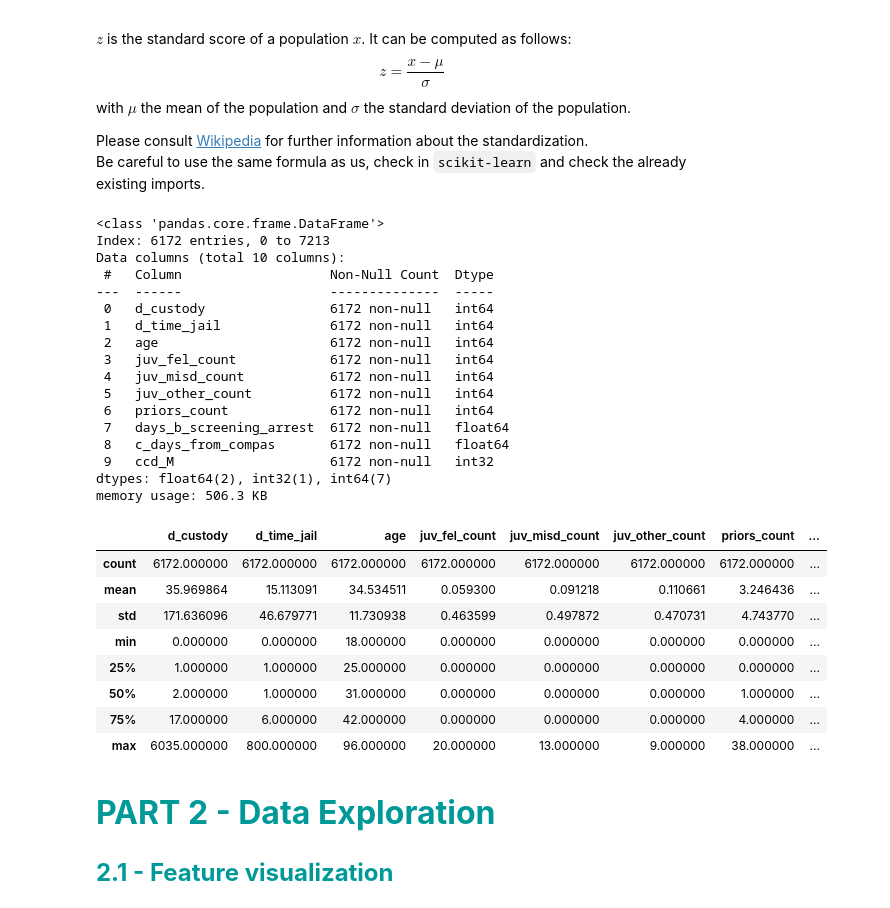
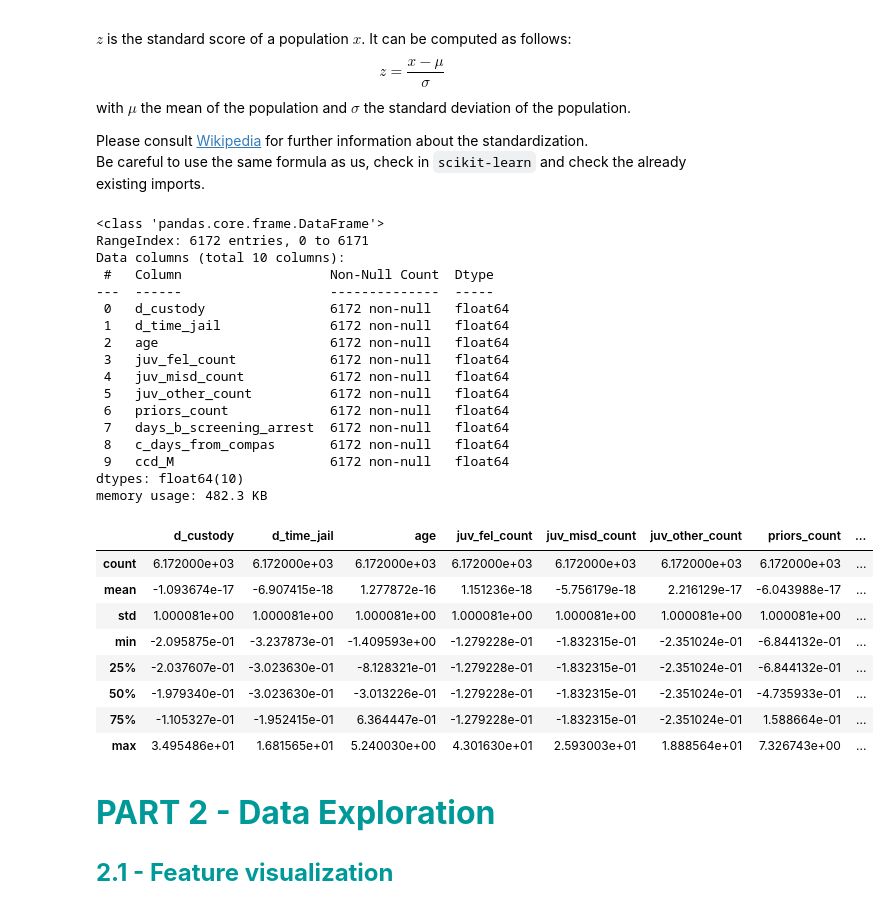
Before and after one commit to Potomolo/LEPL1109-CraHackaton, a Jupyter notebook: Hackaton_3/H3-Clustering-Student.ipynb, the cells around one changed output. Drawn from its saved outputs; the diff is of its cells as text; code cells hidden in the pictures.

```diff
--- a/Hackaton_3/H3-Clustering-Student.ipynb
+++ b/Hackaton_3/H3-Clustering-Student.ipynb
@@ -681,47 +682,46 @@ Be careful to use the same formula as us, check in `scikit-learn` and check the
 # %%
 """
 CELL N°1.6 : SCALE THE DATASET
 
 @pre:  A pandas.DataFrame `df` containing the dataset
 @post: A pandas.DataFrame `df` containing the standardized dataset
 """
 
 
 def scale_dataset(df):
-    # Modify here...
-    return df
+    return pd.DataFrame(StandardScaler().fit_transform(df),columns=df.columns)
 
 
 X = scale_dataset(df)
 X.info()
 X.describe()
 # %% [output]
 <class 'pandas.core.frame.DataFrame'>
-Index: 6172 entries, 0 to 7213
+RangeIndex: 6172 entries, 0 to 6171
 Data columns (total 10 columns):
  #   Column                   Non-Null Count  Dtype
 ---  ------                   --------------  -----
- 0   d_custody                6172 non-null   int64
- 1   d_time_jail              6172 non-null   int64
- 2   age                      6172 non-null   int64
- 3   juv_fel_count            6172 non-null   int64
- 4   juv_misd_count           6172 non-null   int64
- 5   juv_other_count          6172 non-null   int64
- 6   priors_count             6172 non-null   int64
+ 0   d_custody                6172 non-null   float64
+ 1   d_time_jail              6172 non-null   float64
+ 2   age                      6172 non-null   float64
+ 3   juv_fel_count            6172 non-null   float64
+ 4   juv_misd_count           6172 non-null   float64
+ 5   juv_other_count          6172 non-null   float64
+ 6   priors_count             6172 non-null   float64
  7   days_b_screening_arrest  6172 non-null   float64
  8   c_days_from_compas       6172 non-null   float64
- 9   ccd_M                    6172 non-null   int32
-dtypes: float64(2), int32(1), int64(7)
-memory usage: 506.3 KB
+ 9   ccd_M                    6172 non-null   float64
+dtypes: float64(10)
+memory usage: 482.3 KB
 |  | d_custody | d_time_jail | age | juv_fel_count | juv_misd_count | juv_other_count | priors_count | ... |
-| count | 6172.000000 | 6172.000000 | 6172.000000 | 6172.000000 | 6172.000000 | 6172.000000 | 6172.000000 | ... |
-| mean | 35.969864 | 15.113091 | 34.534511 | 0.059300 | 0.091218 | 0.110661 | 3.246436 | ... |
-| std | 171.636096 | 46.679771 | 11.730938 | 0.463599 | 0.497872 | 0.470731 | 4.743770 | ... |
-| min | 0.000000 | 0.000000 | 18.000000 | 0.000000 | 0.000000 | 0.000000 | 0.000000 | ... |
-| 25% | 1.000000 | 1.000000 | 25.000000 | 0.000000 | 0.000000 | 0.000000 | 0.000000 | ... |
-| 50% | 2.000000 | 1.000000 | 31.000000 | 0.000000 | 0.000000 | 0.000000 | 1.000000 | ... |
-| 75% | 17.000000 | 6.000000 | 42.000000 | 0.000000 | 0.000000 | 0.000000 | 4.000000 | ... |
-| max | 6035.000000 | 800.000000 | 96.000000 | 20.000000 | 13.000000 | 9.000000 | 38.000000 | ... |
+| count | 6.172000e+03 | 6.172000e+03 | 6.172000e+03 | 6.172000e+03 | 6.172000e+03 | 6.172000e+03 | 6.172000e+03 | ... |
+| mean | -1.093674e-17 | -6.907415e-18 | 1.277872e-16 | 1.151236e-18 | -5.756179e-18 | 2.216129e-17 | -6.043988e-17 | ... |
+| std | 1.000081e+00 | 1.000081e+00 | 1.000081e+00 | 1.000081e+00 | 1.000081e+00 | 1.000081e+00 | 1.000081e+00 | ... |
+| min | -2.095875e-01 | -3.237873e-01 | -1.409593e+00 | -1.279228e-01 | -1.832315e-01 | -2.351024e-01 | -6.844132e-01 | ... |
+| 25% | -2.037607e-01 | -3.023630e-01 | -8.128321e-01 | -1.279228e-01 | -1.832315e-01 | -2.351024e-01 | -6.844132e-01 | ... |
+| 50% | -1.979340e-01 | -3.023630e-01 | -3.013226e-01 | -1.279228e-01 | -1.832315e-01 | -2.351024e-01 | -4.735933e-01 | ... |
+| 75% | -1.105327e-01 | -1.952415e-01 | 6.364447e-01 | -1.279228e-01 | -1.832315e-01 | -2.351024e-01 | 1.588664e-01 | ... |
+| max | 3.495486e+01 | 1.681565e+01 | 5.240030e+00 | 4.301630e+01 | 2.593003e+01 | 1.888564e+01 | 7.326743e+00 | ... |
 # %% [markdown]
 <br><font size=7 color=#009999> <b>PART 2 - Data Exploration</b> </font> <br><br>
 
```
Also changed, not shown: parts of 2 cells of this notebook.
